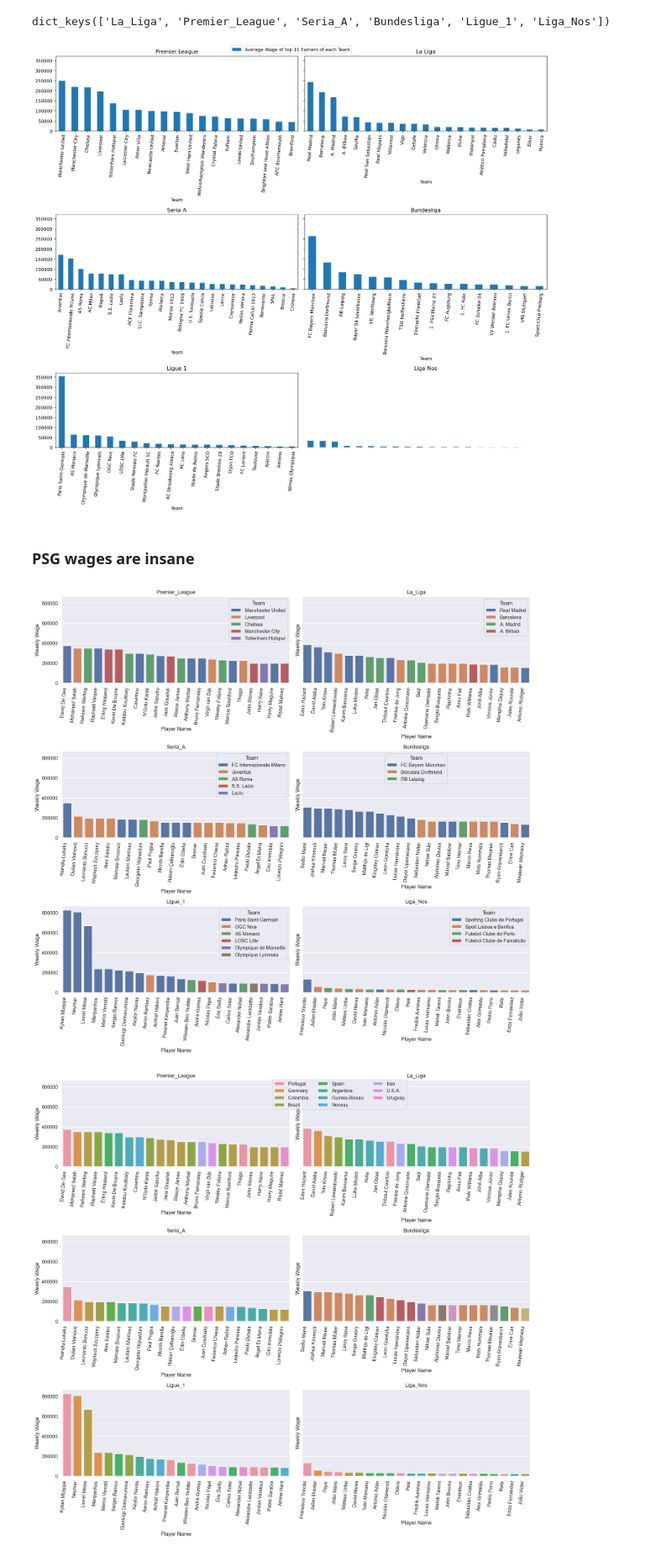
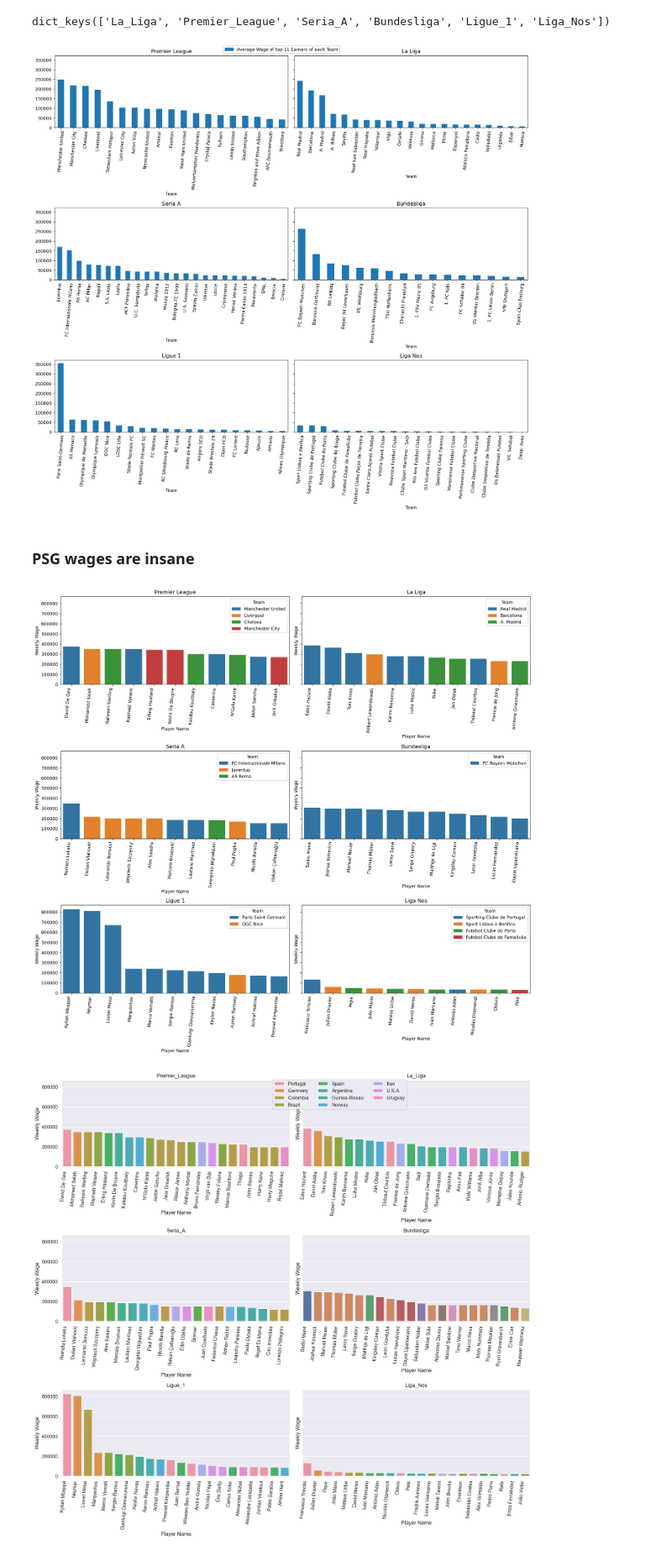
Before and after one commit to Macosso/FootballWages, a Jupyter notebook: Exploratory Analysis Of Footbal Wages.ipynb, the cells around one changed output. Shown at 84% size. Saved outputs shown, nothing was run; the diff lists cells and outputs as text; code cells hidden in the pictures.

```diff
--- a/Exploratory Analysis Of Footbal Wages.ipynb
+++ b/Exploratory Analysis Of Footbal Wages.ipynb
@@ -19,8 +19,10 @@ LeagueDictFull = {}
 for i in leagues:
     LeaguesDict[i] = Scrape_Wage(i)
     LeagueDictFull[i] = LeaguesDict[i][['Player Name', 'Weekly Wage',
-                                       'Yearly Salary', 'Age',
-                                       'Position','Nationality']]
+                                       'Yearly Salary', 'Age', 'Team',
+                                       'Position','Nationality']].copy()
+    LeagueDictFull[i]["League"] = i.replace("_", " ")
+
     LeaguesDict[i] = LeaguesDict[i].sort_values('Weekly Wage',
                                                 ascending = False)
     LeaguesDict[i] = LeaguesDict[i].groupby("Team").nth([i for i in range(11)]
@@ -69,37 +71,37 @@ handles, labels = axes[2,1].get_legend_handles_labels()
 fig.legend(handles, labels, loc='upper center')
 
 plt.tight_layout(pad=1.08, h_pad=None, w_pad=None, rect=None)
-plt.axis('off')
+#plt.axis('off')
 
 plt.show()
 # %% [output]
-[figure, old version]
+[figure, new version]
 # %% [markdown]
 ### PSG wages are insane
 # %%
 leagues = ["Premier_League", "La_Liga",
            "Seria_A", "Bundesliga",
            "Ligue_1", "Liga_Nos"]
 
 plt.rcParams.update({'figure.figsize':(16,15), 'figure.dpi':130})
 fig, axes = plt.subplots(nrows = 3, ncols = 2, sharey=True, squeeze=False)
 
 for d, i, j in zip(leagues, [0, 0, 1, 1, 2, 2], [0, 1, 0, 1, 0, 1]):
-    df = LeagueDictFull[d].sort_values('Weekly Wage', ascending = 0).iloc[0:22]
+    df = LeagueDictFull[d].sort_values('Weekly Wage', ascending = 0).iloc[0:11]
     # sns.set(rc={'figure.figsize':(10.7,6.27)})
 
-    axes[i, j].set_title(d)
+    axes[i, j].set_title(d.replace("_", " "))
     sns.barplot(x='Player Name', y='Weekly Wage',
                           data=df, hue='Team', dodge=False,
                          ax = axes[i,j])
     axes[i,j].set_xticklabels(axes[i,j].get_xticklabels(),
                               rotation=85,
                               horizontalalignment='right')
 
 
 plt.tight_layout()
 # %% [output]
-[figure, old version]
+[figure, new version]
 # %%
 
 leagues = ["Premier_League", "La_Liga",
```
Also changed, not shown: parts of 14 cells of this notebook.
